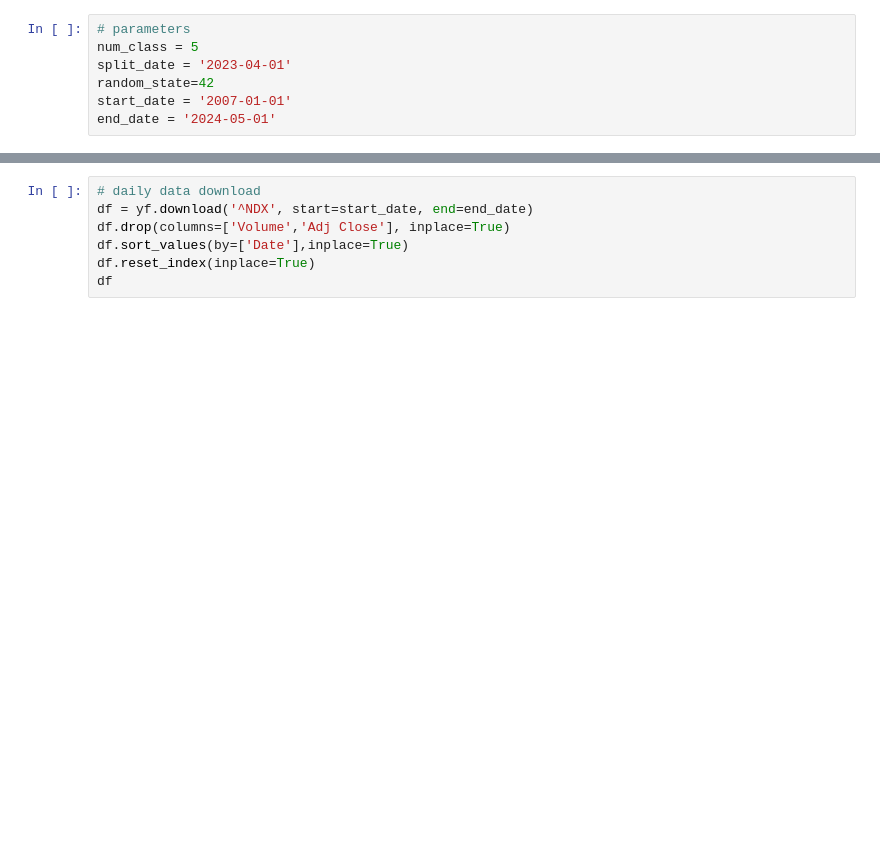
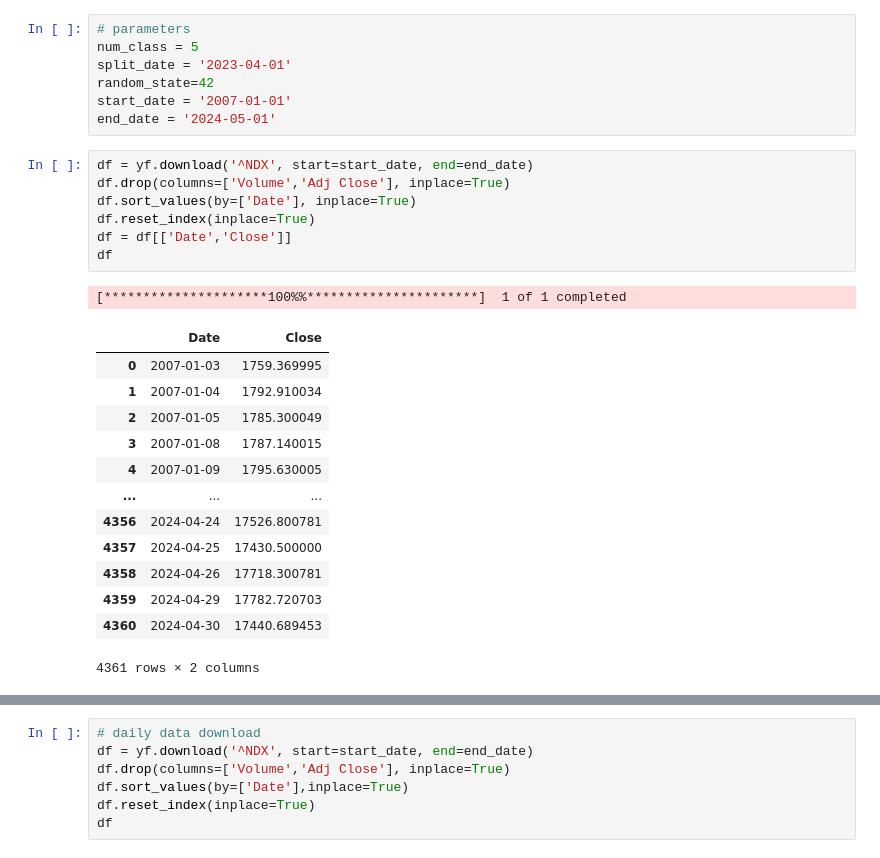
Before and after one commit to manuzrpEd/QuantileRegressionPrediction_FinancialAssets, a Jupyter notebook: NDX_yf_QuantilePrediction.ipynb, the cells around one changed output, grey strips where cells are left out. Saved outputs shown, nothing was run; the diff lists cells and outputs as text; blank space fills up the shorter version.

```diff
--- a/NDX_yf_QuantilePrediction.ipynb
+++ b/NDX_yf_QuantilePrediction.ipynb
@@ -16,3 +16,25 @@ split_date = '2023-04-01'
 random_state=42
 start_date = '2007-01-01'
 end_date = '2024-05-01'
+# %%
+df = yf.download('^NDX', start=start_date, end=end_date)
+df.drop(columns=['Volume','Adj Close'], inplace=True)
+df.sort_values(by=['Date'], inplace=True)
+df.reset_index(inplace=True)
+df = df[['Date','Close']]
+df
+# %% [output]
+[*********************100%%**********************]  1 of 1 completed
+|  | Date | Close |
+| 0 | 2007-01-03 | 1759.369995 |
+| 1 | 2007-01-04 | 1792.910034 |
+| 2 | 2007-01-05 | 1785.300049 |
+| 3 | 2007-01-08 | 1787.140015 |
+| 4 | 2007-01-09 | 1795.630005 |
+| ... | ... | ... |
+| 4356 | 2024-04-24 | 17526.800781 |
+| 4357 | 2024-04-25 | 17430.500000 |
+| 4358 | 2024-04-26 | 17718.300781 |
+| 4359 | 2024-04-29 | 17782.720703 |
+| 4360 | 2024-04-30 | 17440.689453 |
+4361 rows × 2 columns
```
Also changed, not shown: parts of 3 cells of this notebook, 4 other files.
